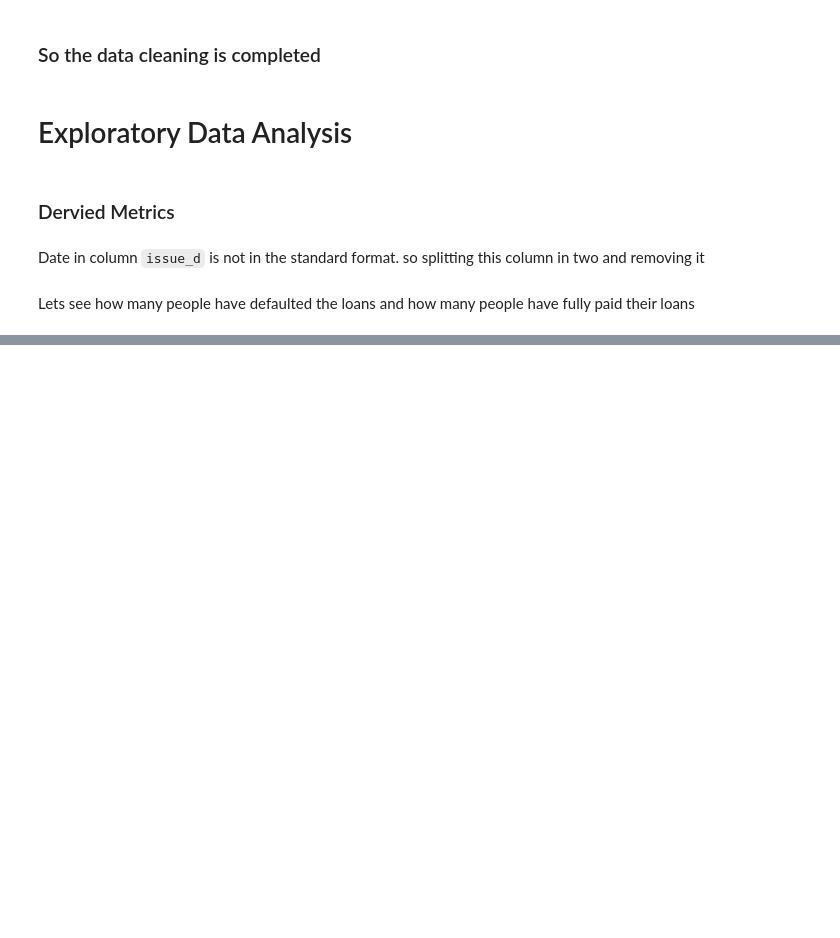
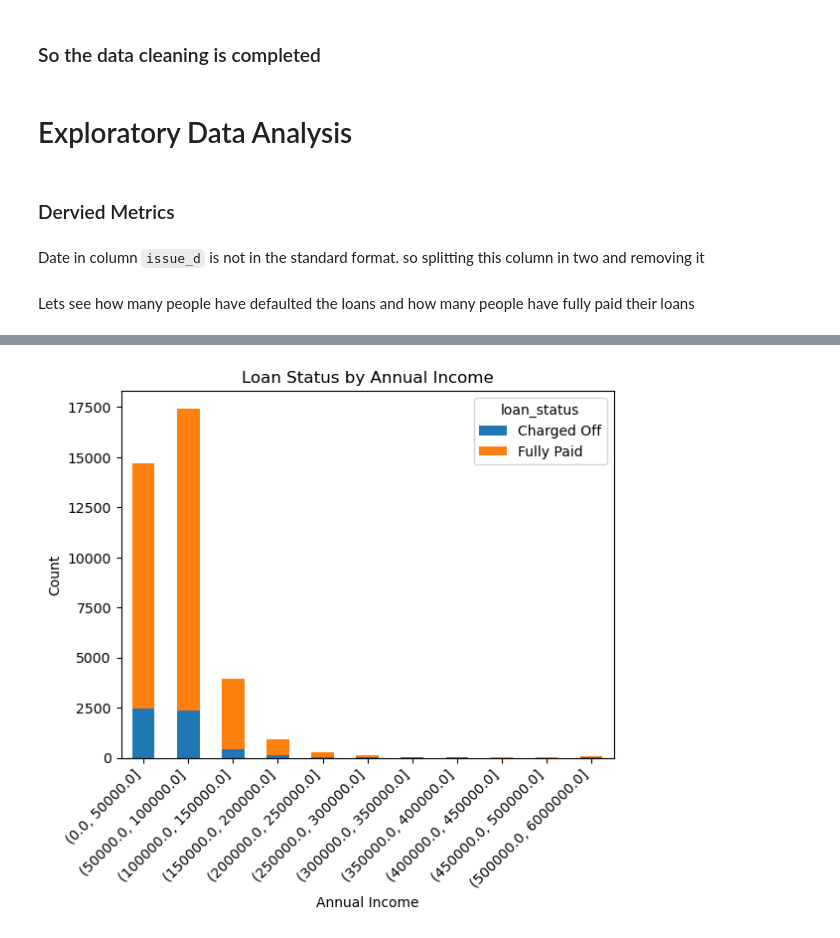
Before and after one commit to philipfranklin/LendingClubCaseStudy, a Jupyter notebook: default_analysis.ipynb, the cells around one changed output, grey strips where cells are left out. Drawn from its saved outputs; the diff is of its cells as text; code cells hidden in the pictures; blank space fills up the shorter version.

```diff
--- a/default_analysis.ipynb
+++ b/default_analysis.ipynb
@@ -336,0 +355,27 @@ sns.countplot(data=df, x='loan_status')
+# %%
+
+bins = [0, 50000, 100000, 150000, 200000, 250000, 300000, 350000, 400000, 450000, 500000, df['annual_inc'].max()]
+
+df['income_bin'] = pd.cut(df['annual_inc'], bins=bins)
+
+# Create a crosstab of annual_income and loan_status
+crosstab = pd.crosstab(df['income_bin'], df['loan_status'])
+
+# Create a stacked bar chart
+ax = crosstab.plot(kind='bar', stacked=True)
+
+# Set the labels and title
+ax.set_xlabel('Annual Income')
+ax.set_ylabel('Count')
+ax.set_title('Loan Status by Annual Income')
+
+# Rotate the x-axis labels
+ax.set_xticklabels(ax.get_xticklabels(), rotation=45, horizontalalignment='right')
+
+# Show the plot
+plt.show()
+
+# Print the crosstab
+#print(crosstab)
+# %% [output]
+[figure, added]
```
Also changed, not shown: parts of 19 cells of this notebook.
